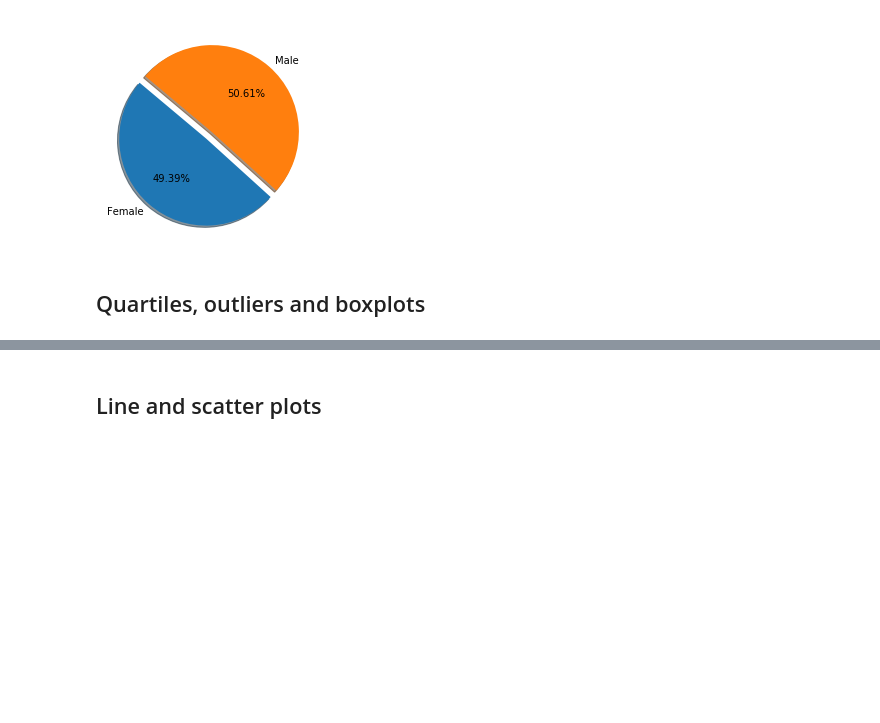
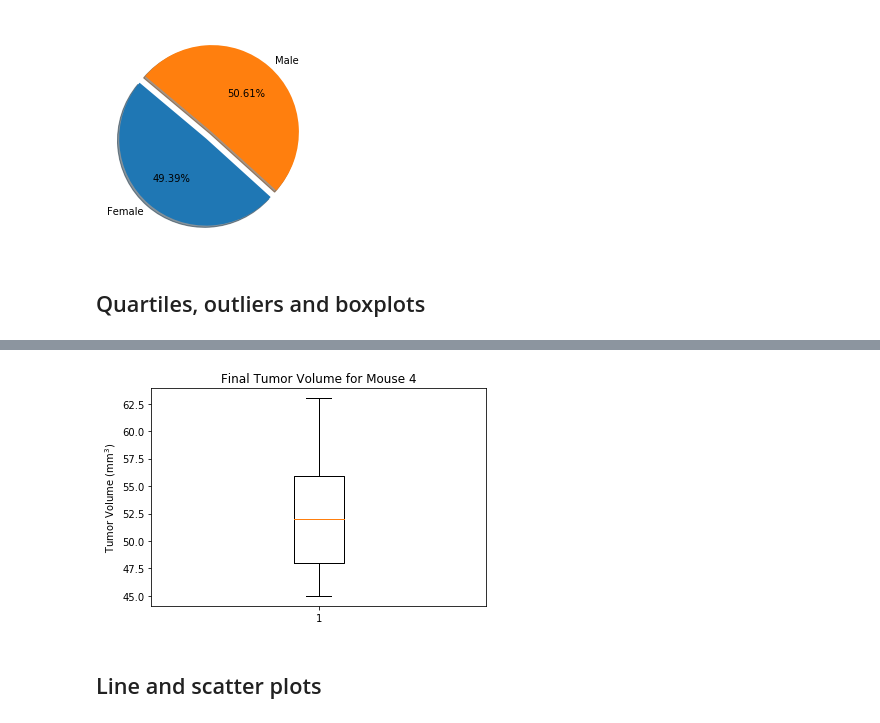
Before and after one commit to jacalderonn/Matplotlib-homework, a Jupyter notebook: Homework_05-Matplotlib.ipynb, the cells around one changed output, grey strips where cells are left out. Saved outputs shown, nothing was run; the diff lists cells and outputs as text; code cells hidden in the pictures; blank space fills up the shorter version.

```diff
--- a/Homework_05-Matplotlib.ipynb
+++ b/Homework_05-Matplotlib.ipynb
@@ -236,3 +252,12 @@ TypeError: ufunc 'add' did not contain a loop with signature matching types dtyp
+# %%
+# Plotting using the data corresponding to the fourth mouse
+fig1, ax1 = plt.subplots()
+ax1.set_title("Final Tumor Volume for Mouse 4")
+ax1.set_ylabel(r"Tumor Volume (mm$^3$)")
+ax1.boxplot(mouse_3)
+plt.show()
+# %% [output]
+[figure, added]
 # %% [markdown]
 ## Line and scatter plots
 # %%
```
Also changed, not shown: parts of 7 cells of this notebook.
